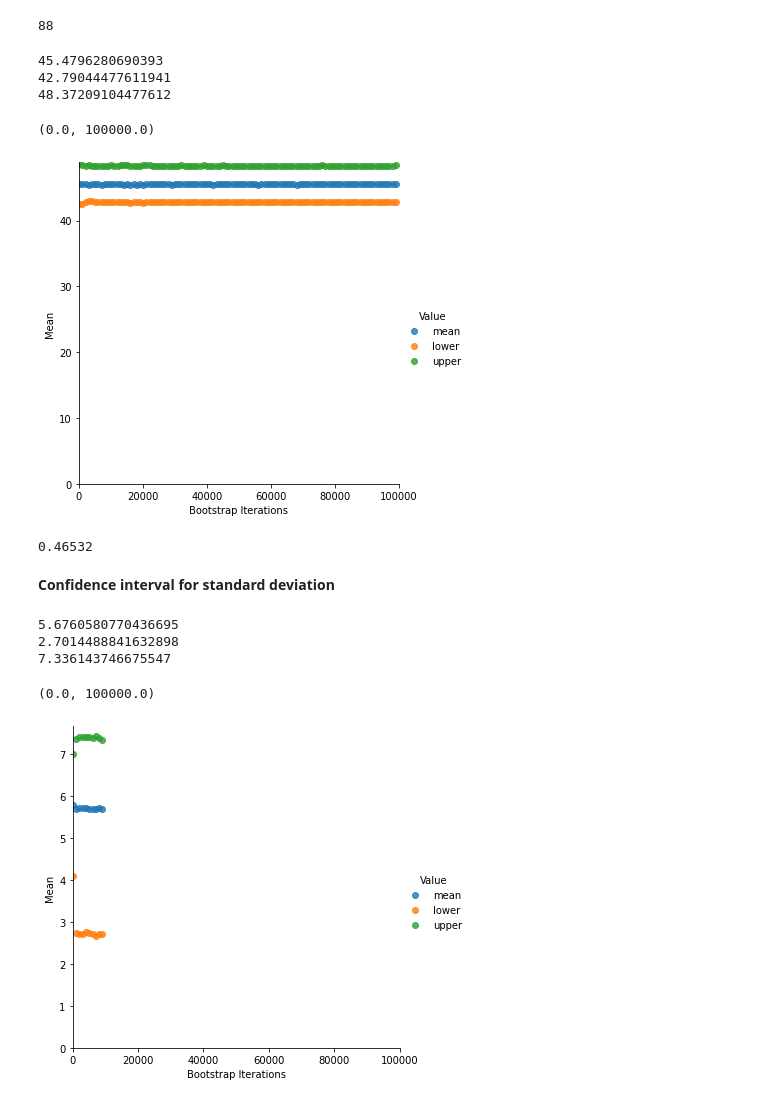
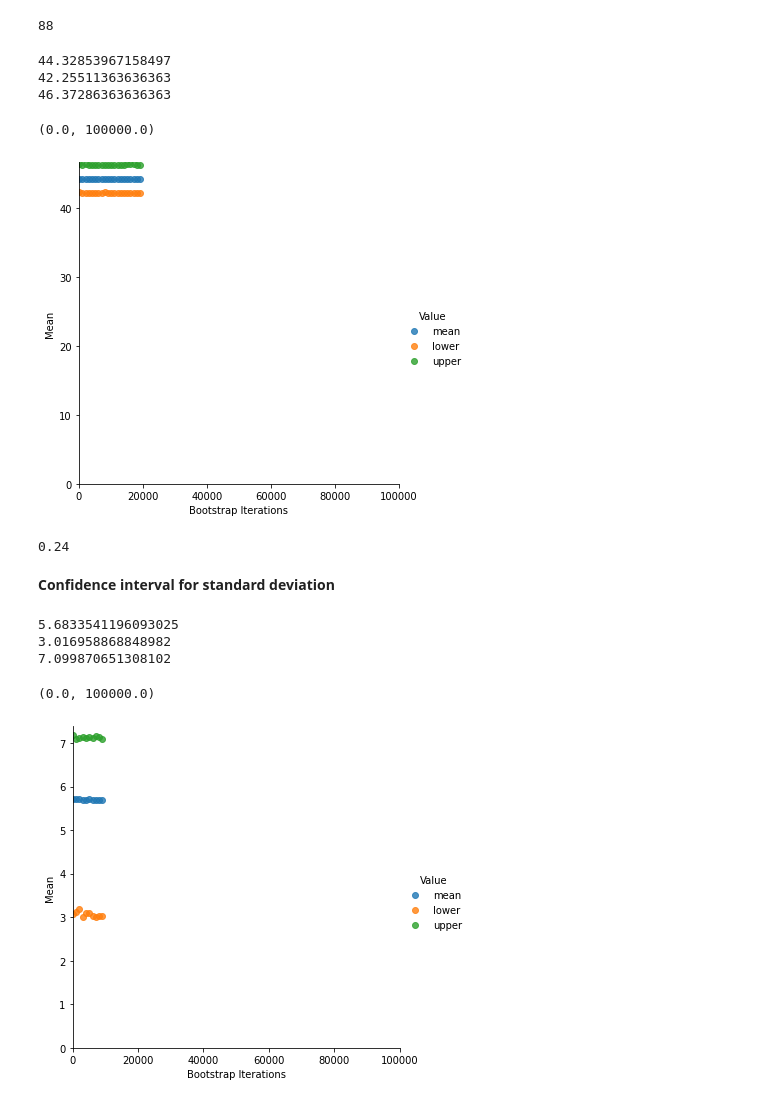
Before and after one commit to PreethamThinagaraj/CE888, a Jupyter notebook: Lab_2/bootstrap.ipynb, the cells around one changed output. Saved outputs shown, nothing was run; the diff lists cells and outputs as text; code cells hidden in the pictures.

```diff
--- a/Lab_2/bootstrap.ipynb
+++ b/Lab_2/bootstrap.ipynb
@@ -76,7 +76,7 @@ def bootstrap_mean_ci(x, sample_size, n_bootstraps, ci):
 # %%
 boots = []
 for i in range(100, 10000, 1000):
-    boot = bootstrap_mean_ci(data, data.shape[0], i, 80)
+    boot = bootstrap_mean_ci(data, data.shape[0], i, 95)
     boots.append([i, boot[0], "mean"])
     boots.append([i, boot[1], "lower"])
     boots.append([i, boot[2], "upper"])
@@ -194,7 +194,7 @@ np.mean(df_v['New Fleet'])
 # Calling bootstrap function and plotting the results
 boots = []
 for i in range(100, 10000, 1000):
-    boot = bootstrap_mean_ci(df_v['Current fleet'], df_v['Current fleet'].shape[0], i,92)
+    boot = bootstrap_mean_ci(df_v['Current fleet'], df_v['Current fleet'].shape[0], i,85)
     boots.append([i, boot[0], "mean"])
     boots.append([i, boot[1], "lower"])
     boots.append([i, boot[2], "upper"])
@@ -367,29 +349,29 @@ b=np.array(dem_share_OH)
 # %%
 # Calling bootstrap function and plotting the results
 boots = []
-for i in range(100, 100000, 1000):
-    boot = bootstrap_mean_ci(a, a.shape[0], i,98)
+for i in range(100, 20000, 1000):
+    boot = bootstrap_mean_ci(b, b.shape[0], i,95)
     boots.append([i, boot[0], "mean"])
     boots.append([i, boot[1], "lower"])
     boots.append([i, boot[2], "upper"])
 print(boot[0])
 print(boot[1])
 print(boot[2])
 df_boot = pd.DataFrame(boots, columns=['Bootstrap Iterations', 'Mean', "Value"])
 sns_plot = sns.lmplot(df_boot.columns[0], df_boot.columns[1], data=df_boot, fit_reg=False, hue="Value")
 
 sns_plot.axes[0, 0].set_ylim(0,)
 sns_plot.axes[0, 0].set_xlim(0, 100000)
 # %% [output]
-45.4796280690393
-42.79044477611941
-48.37209104477612
+44.32853967158497
+42.25511363636363
+46.37286363636363
 (0.0, 100000.0)
-[figure, old version]
+[figure, new version]
 # %%
-permut_test(a,b,100000)
+permut_test(b,a,10000)
 # %% [output]
-0.46532
+0.24
 # %% [markdown]
 **Confidence interval for standard deviation**
 # %%
@@ -410,7 +392,7 @@ def bootstrap_std_ci(x, sample_size, n_bootstraps, ci):
 # Calling bootstrap function and plotting the results
 boots = []
 for i in range(100, 10000, 1000):
-    boot = bootstrap_std_ci(data, data.shape[0], i,95)
+    boot = bootstrap_std_ci(data, data.shape[0], i,90)
     boots.append([i, boot[0], "mean"])
     boots.append([i, boot[1], "lower"])
     boots.append([i, boot[2], "upper"])
@@ -423,11 +405,11 @@ sns_plot = sns.lmplot(df_boot.columns[0], df_boot.columns[1], data=df_boot, fit_
 sns_plot.axes[0, 0].set_ylim(0,)
 sns_plot.axes[0, 0].set_xlim(0, 100000)
 # %% [output]
-5.6760580770436695
-2.7014488841632898
-7.336143746675547
+5.6833541196093025
+3.016958868848982
+7.099870651308102
 (0.0, 100000.0)
-[figure, old version]
+[figure, new version]
 # %%
 # Calling bootstrap function and plotting the results
 boots = []
```
Also changed, not shown: parts of 9 cells of this notebook.
